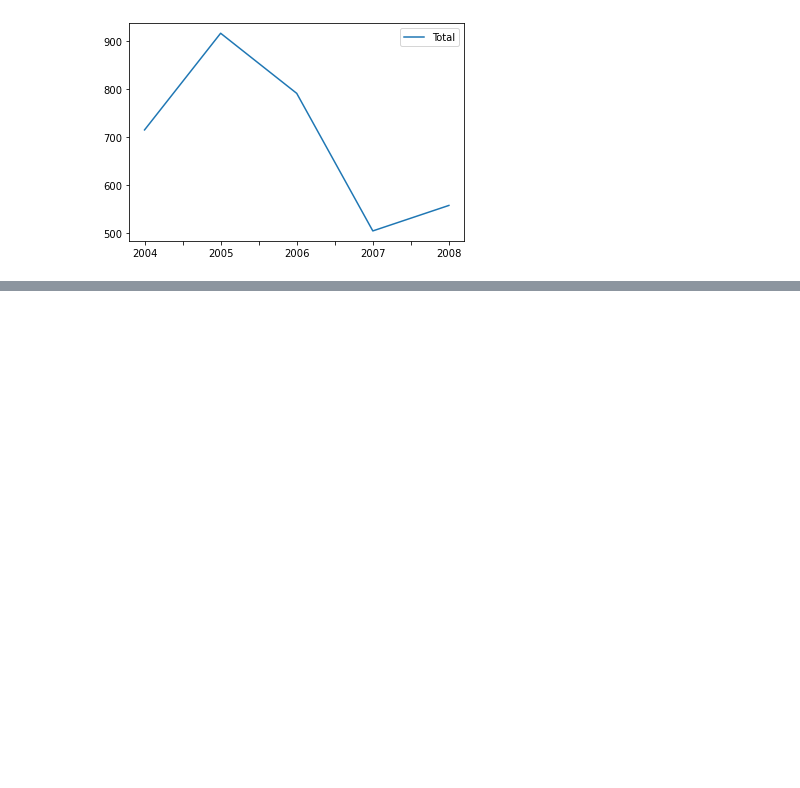
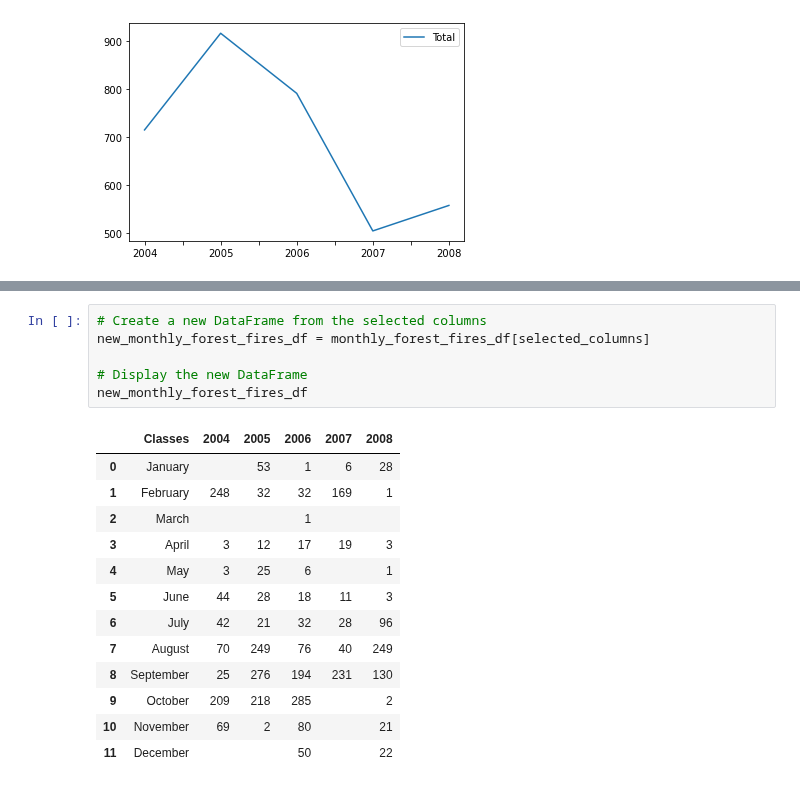
Before and after one commit to RaphaLevy/Study_on_Malaria_dynamics, a Jupyter notebook: mapbiomas_data/MapBiomas - Manaus Data.ipynb, the cells around one changed output, grey strips where cells are left out. Drawn from its saved outputs; the diff is of its cells as text; blank space fills up the shorter version.

```diff
--- a/mapbiomas_data/MapBiomas - Manaus Data.ipynb
+++ b/mapbiomas_data/MapBiomas - Manaus Data.ipynb
@@ -299,0 +361,20 @@ plt.show()
+# %%
+# Create a new DataFrame from the selected columns
+new_monthly_forest_fires_df = monthly_forest_fires_df[selected_columns]
+
+# Display the new DataFrame
+new_monthly_forest_fires_df
+# %% [output]
+|  | Classes | 2004 | 2005 | 2006 | 2007 | 2008 |
+| 0 | January |  | 53 | 1 | 6 | 28 |
+| 1 | February | 248 | 32 | 32 | 169 | 1 |
+| 2 | March |  |  | 1 |  |  |
+| 3 | April | 3 | 12 | 17 | 19 | 3 |
+| 4 | May | 3 | 25 | 6 |  | 1 |
+| 5 | June | 44 | 28 | 18 | 11 | 3 |
+| 6 | July | 42 | 21 | 32 | 28 | 96 |
+| 7 | August | 70 | 249 | 76 | 40 | 249 |
+| 8 | September | 25 | 276 | 194 | 231 | 130 |
+| 9 | October | 209 | 218 | 285 |  | 2 |
+| 10 | November | 69 | 2 | 80 |  | 21 |
+| 11 | December |  |  | 50 |  | 22 |
```
Also changed, not shown: parts of 7 cells of this notebook.
